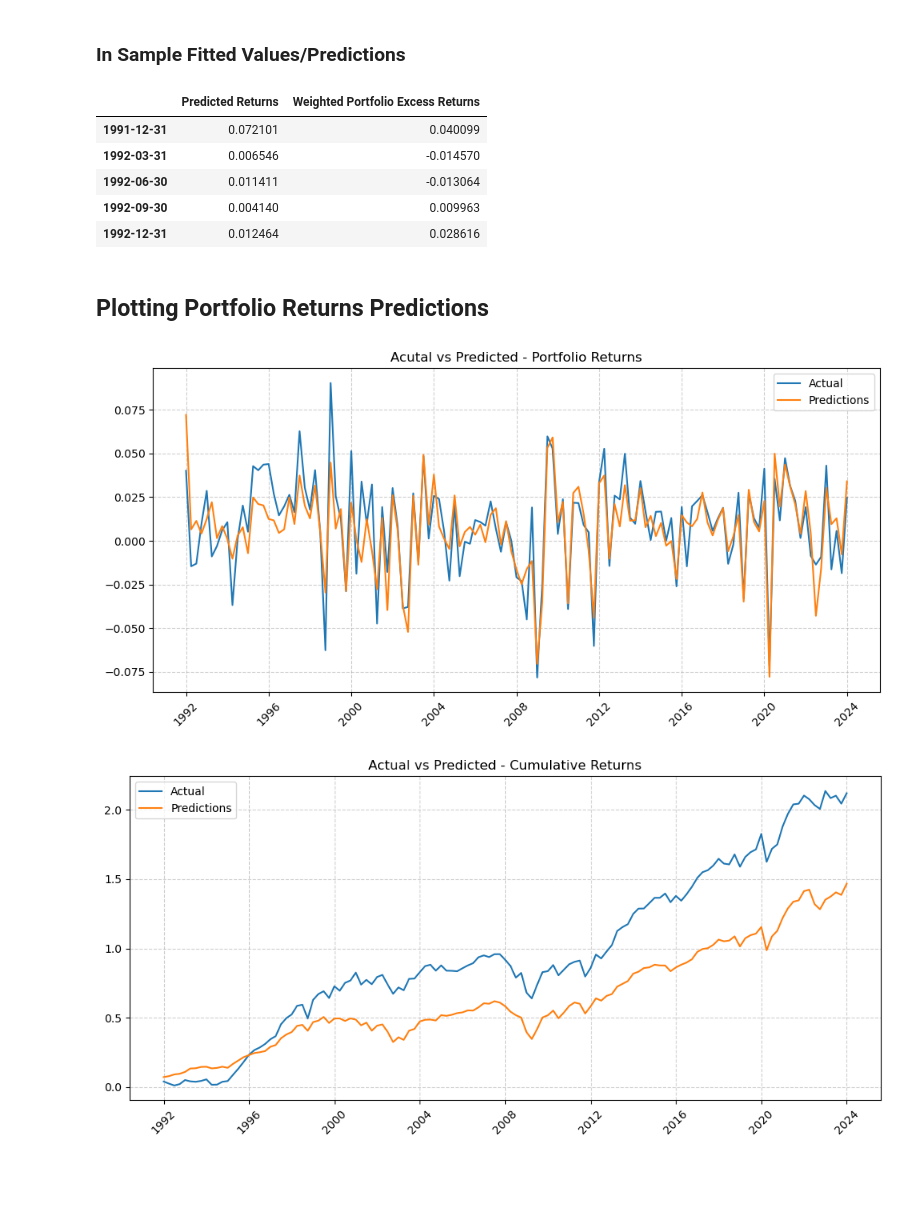
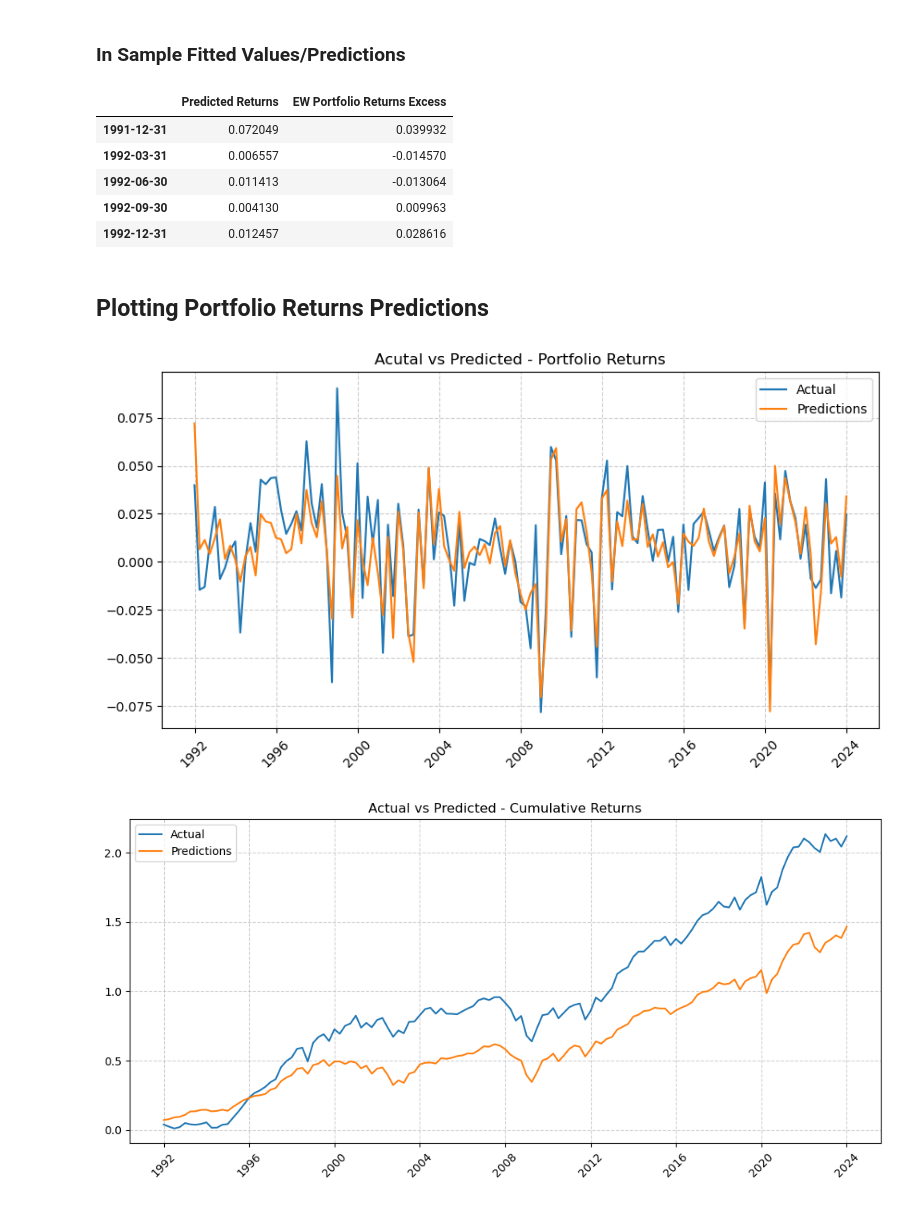
Before and after one commit to Raafayuqaily/TE-Portfolio-Stress-Testing-Final-Project, a Jupyter notebook: Section_5_KB.ipynb, the cells around one changed output. Drawn from its saved outputs; the diff is of its cells as text; code cells hidden in the pictures; blank space fills up the shorter version.

```diff
--- a/Section_5_KB.ipynb
+++ b/Section_5_KB.ipynb
@@ -55,7 +55,7 @@ def fama_french_regression(factors, portfolio_excess_return):
     results_df = pd.DataFrame({'Coefficient': model.params})
     return results_df
 
-def compute_predictions_with_actual(parameters_df, factors_df, realized_returns, annualizing_factor):
+def compute_predictions_with_actual(parameters_df, factors_df, realized_returns, annualizing_factor = 4):
     intercept = parameters_df.loc['const', 'Coefficient'] / annualizing_factor
     betas = parameters_df.drop('const')['Coefficient']
 
@@ -68,9 +68,20 @@ def compute_predictions_with_actual(parameters_df, factors_df, realized_returns,
 
     return actual_predict_df
 
+def calculate_OOS_predictions(parameters_df, factors_df, annualizing_factor = 4):
+    intercept = parameters_df.loc['const', 'Coefficient'] / annualizing_factor
+    betas = parameters_df.drop('const')['Coefficient']
+
+    predictions = intercept + factors_df @ betas
+
+    prediction_df = pd.DataFrame({'Predicted Returns': predictions}, index=factors_df.index).dropna()
+
+    return prediction_df
+
 def macroeconomic_fama_french_regression(factors_df, macroecon_vars_df, annualizing_factor = 4):
 
     mev_reg_res_dict = {}
+    params_dict = {}
 
     features = macroecon_vars_df.copy()
     ff_factors = factors_df.copy()
@@ -88,8 +99,9 @@ def macroeconomic_fama_french_regression(factors_df, macroecon_vars_df, annualiz
         actual_vs_predicted_ff_df = compute_predictions_with_actual(params_df, features, y, annualizing_factor)
 
         mev_reg_res_dict[f'{factor_}'] = [summary_ , actual_vs_predicted_ff_df]
+        params_dict[f'{factor_}'] = params_df
 
-    return mev_reg_res_dict
+    return mev_reg_res_dict, params_dict
 # %% [markdown]
 ## Section 5: Constructing a Generalized Factor Model to stress test portfolio performance
 # %% [markdown]
@@ -211,6 +225,5 @@ portfolio_file_ = 'final_portfolio_returns.csv'
 prtf_rets = pd.read_csv(DATA_DIR/portfolio_file_)
 prtf_rets['Date'] = pd.to_datetime(prtf_rets['Date'])
 prtf_rets.set_index('Date', inplace = True)
-prtf_rets = prtf_rets.resample('QE').mean()
 prtf_rets.head()
 # %% [output]
@@ -226,6 +239,5 @@ analysis_start_date = prtf_rets.index.min()
 # %%
 prtfs_rets_ff_fctr = pd.merge(prtf_rets, ff_6_factors,
                               how = 'inner', left_index = True, right_index = True)
-prtfs_rets_ff_fctr['Weighted Portfolio Excess Returns'] = prtfs_rets_ff_fctr['EW Portfolio Returns'] - prtfs_rets_ff_fctr['rfr']
 prtfs_rets_ff_fctr.head()
 # %% [output]
@@ -275,7 +287,7 @@ plt.show()
 |Independent Variable	  |Momentum            |
 # %%
 factors_df = prtfs_rets_ff_fctr[['mkt', 'smb', 'hml', 'proft', 'invst', 'mmntm']]
-prtf_exs_rets_df = prtfs_rets_ff_fctr[['Weighted Portfolio Excess Returns']]
+prtf_exs_rets_df = prtfs_rets_ff_fctr[['EW Portfolio Returns Excess']]
 # %% [markdown]
 ### Regression Summary for Portfolio Returns
 # %%
@@ -304,28 +316,27 @@ Notes:
 portf_ff_regression_returns = compute_predictions_with_actual(portfolio_returns_ff_factors_regression, factors_df, prtf_exs_rets_df,4)
 portf_ff_regression_returns.head()
 # %% [output]
-|  | Predicted Returns | Weighted Portfolio Excess Returns |
-| 1991-12-31 | 0.072101 | 0.040099 |
-| 1992-03-31 | 0.006546 | -0.014570 |
-| 1992-06-30 | 0.011411 | -0.013064 |
-| 1992-09-30 | 0.004140 | 0.009963 |
-| 1992-12-31 | 0.012464 | 0.028616 |
+|  | Predicted Returns | EW Portfolio Returns Excess |
+| 1991-12-31 | 0.072049 | 0.039932 |
+| 1992-03-31 | 0.006557 | -0.014570 |
+| 1992-06-30 | 0.011413 | -0.013064 |
+| 1992-09-30 | 0.004130 | 0.009963 |
+| 1992-12-31 | 0.012457 | 0.028616 |
 # %% [markdown]
 ## Plotting Portfolio Returns Predictions
 # %%
 fig, axes = plt.subplots(1, 1, figsize=(10, 5))
 
-axes.plot(portf_ff_regression_returns.index, portf_ff_regression_returns['Weighted Portfolio Excess Returns']
+axes.plot(portf_ff_regression_returns.index, portf_ff_regression_returns['EW Portfolio Returns Excess']
           , label='Actual')
 axes.plot(portf_ff_regression_returns.index, portf_ff_regression_returns['Predicted Returns'], label='Predictions')
 
 axes.set_title("Acutal vs Predicted - Portfolio Returns")
 axes.legend()
 axes.grid(True, linestyle='--', alpha=0.6)
 axes.tick_params(axis='x', rotation=45)
 
-plt.tight_layout()
 plt.show()
 # %% [output]
-[figure, old version]
+[figure, new version]
 # %%
```
Also changed, not shown: parts of 21 cells of this notebook, 2 other files.
